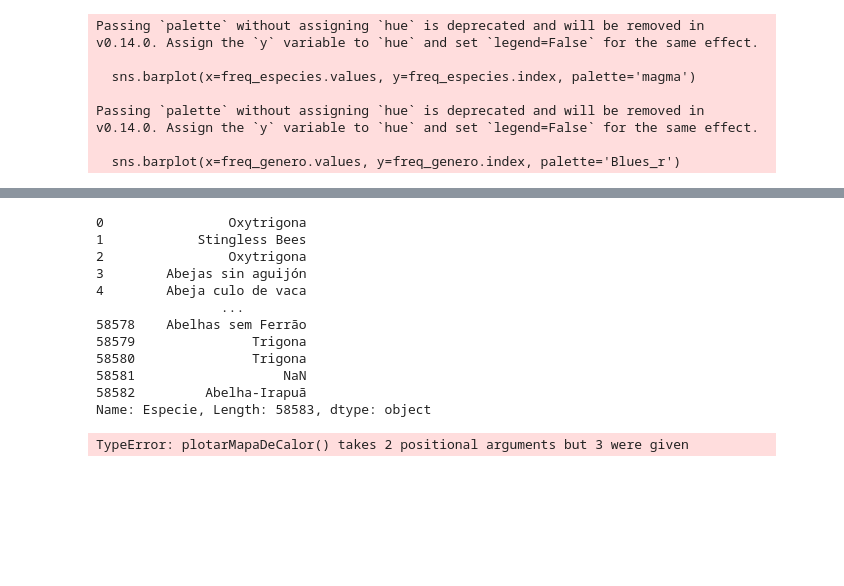
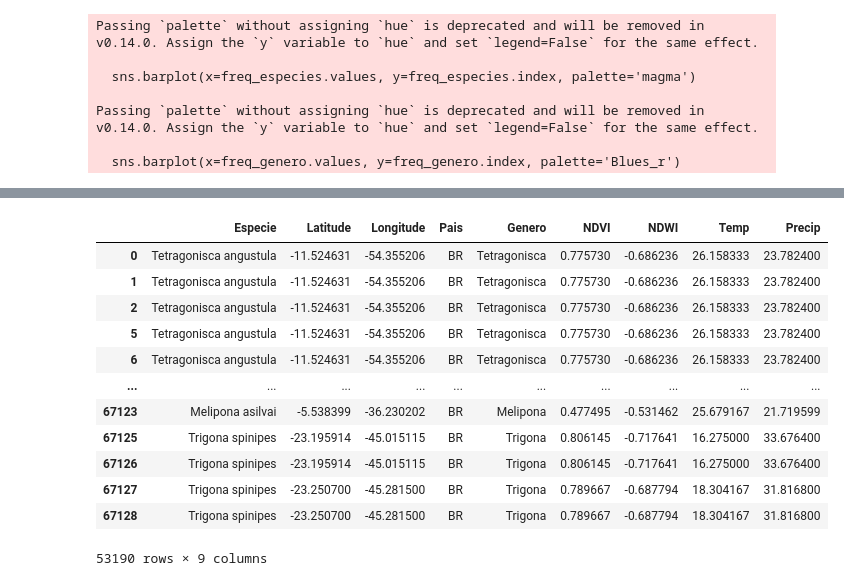
Before and after one commit to carulena/recomenda_abelha, a Jupyter notebook: ler_csv_meliponas.ipynb, the cells around one changed output, grey strips where cells are left out. Saved outputs shown, nothing was run; the diff lists cells and outputs as text; code cells hidden in the pictures; blank space fills up the shorter version.

```diff
--- a/ler_csv_meliponas.ipynb
+++ b/ler_csv_meliponas.ipynb
@@ -19,3 +20,8 @@ import seaborn as sns
 gdf_brasil = gpd.read_file("./Dados/ShapeFile/br_states.json")
 
 meliponas_gbif = pd.read_csv('./Dados/Ocorrências/Meliponini - GBIF.csv', index_col=0)
+# %%
+coordenadas = pd.read_csv("./Dados/brasil_por_indices.csv", index_col=0)
+
+
+coordenadas
@@ -256,10 +290,28 @@ coordenadasBrasil
 # %%
-coord_coords = np.array(list(zip(coordenadasBrasil['Longitude'], coordenadasBrasil['Latitude'])))
+coord_coords = np.array(list(zip(coordenadas['Longitude'], coordenadas['Latitude'])))
 abelha_coords = np.array(list(zip(meliponas_gbif['Longitude'], meliponas_gbif['Latitude'])))
 
 tree_abelhas = cKDTree(coord_coords)
 distancias, indices = tree_abelhas.query(abelha_coords)
 
-meliponas_gbif['NDVI'] = coordenadasBrasil.loc[indices, 'Sentinel-NDVI'].values
-meliponas_gbif['NDWI'] = coordenadasBrasil.loc[indices, 'Sentinel-NDWI'].values
+meliponas_gbif['NDVI'] = coordenadas.loc[indices, 'NDVI'].values
+meliponas_gbif['Temp'] = coordenadas.loc[indices, 'AVG Temperature (Celsius)'].values
+meliponas_gbif['NDWI'] = coordenadas.loc[indices, 'NDWI'].values
+meliponas_gbif['Precip'] = coordenadas.loc[indices, 'Average Precipitation (mm/month)'].values
+# %%
+meliponas_gbif
+# %% [output]
+|  | Especie | Latitude | Longitude | Pais | Genero | NDVI | NDWI | Temp | Precip |
+| 0 | Tetragonisca angustula | -11.524631 | -54.355206 | BR | Tetragonisca | 0.775730 | -0.686236 | 26.158333 | 23.782400 |
+| 1 | Tetragonisca angustula | -11.524631 | -54.355206 | BR | Tetragonisca | 0.775730 | -0.686236 | 26.158333 | 23.782400 |
+| 2 | Tetragonisca angustula | -11.524631 | -54.355206 | BR | Tetragonisca | 0.775730 | -0.686236 | 26.158333 | 23.782400 |
+| 5 | Tetragonisca angustula | -11.524631 | -54.355206 | BR | Tetragonisca | 0.775730 | -0.686236 | 26.158333 | 23.782400 |
+| 6 | Tetragonisca angustula | -11.524631 | -54.355206 | BR | Tetragonisca | 0.775730 | -0.686236 | 26.158333 | 23.782400 |
+| ... | ... | ... | ... | ... | ... | ... | ... | ... | ... |
+| 67123 | Melipona asilvai | -5.538399 | -36.230202 | BR | Melipona | 0.477495 | -0.531462 | 25.679167 | 21.719599 |
+| 67125 | Trigona spinipes | -23.195914 | -45.015115 | BR | Trigona | 0.806145 | -0.717641 | 16.275000 | 33.676400 |
+| 67126 | Trigona spinipes | -23.195914 | -45.015115 | BR | Trigona | 0.806145 | -0.717641 | 16.275000 | 33.676400 |
+| 67127 | Trigona spinipes | -23.250700 | -45.281500 | BR | Trigona | 0.789667 | -0.687794 | 18.304167 | 31.816800 |
+| 67128 | Trigona spinipes | -23.250700 | -45.281500 | BR | Trigona | 0.789667 | -0.687794 | 18.304167 | 31.816800 |
+53190 rows × 9 columns
 # %%
@@ -267,27 +319,5 @@ meliponas_gbif.to_csv('../../Dados/Ocorrências/Ocorrencias_com_indices.csv')
-# %%
-meliponas_inaturalist = pd.read_csv("../../Dados/Ocorrências/Meliponini - INaturalist.csv")
-meliponas_inaturalist = meliponas_inaturalist[['latitude', 'longitude', 'species_guess', 'common_name']].rename(columns={'latitude': 'Latitude',
-                                                                                                                        'longitude': 'Longitude',
-                                                                                                                        'species_guess': 'Especie',
-                                                                                                                        'common_name': 'Nome Popular'})
-meliponas_inaturalist.Especie
-# %% [output]
-0                Oxytrigona
-1            Stingless Bees
-2                Oxytrigona
-3        Abejas sin aguijón
-4        Abeja culo de vaca
-                ...
-58578    Abelhas sem Ferrão
-58579               Trigona
-58580               Trigona
-58581                   NaN
-58582         Abelha-Irapuã
-Name: Especie, Length: 58583, dtype: object
 # %%
 plotarMapaDeCalor(meliponas_gbif, 'Abelhas')
 for (genero, especie), grupo in tqdm(meliponas_gbif.groupby(['Genero', 'Especie']), desc="Plotando espécies"):
     if not grupo.empty:
-        plotarMapaDeCalor(grupo, especie, 'GBIF')
+        plotarMapaDeCalor(grupo, especie)
-# %% [output]
-TypeError: plotarMapaDeCalor() takes 2 positional arguments but 3 were given
```
Also changed, not shown: parts of 10 cells of this notebook, 14 other files.
